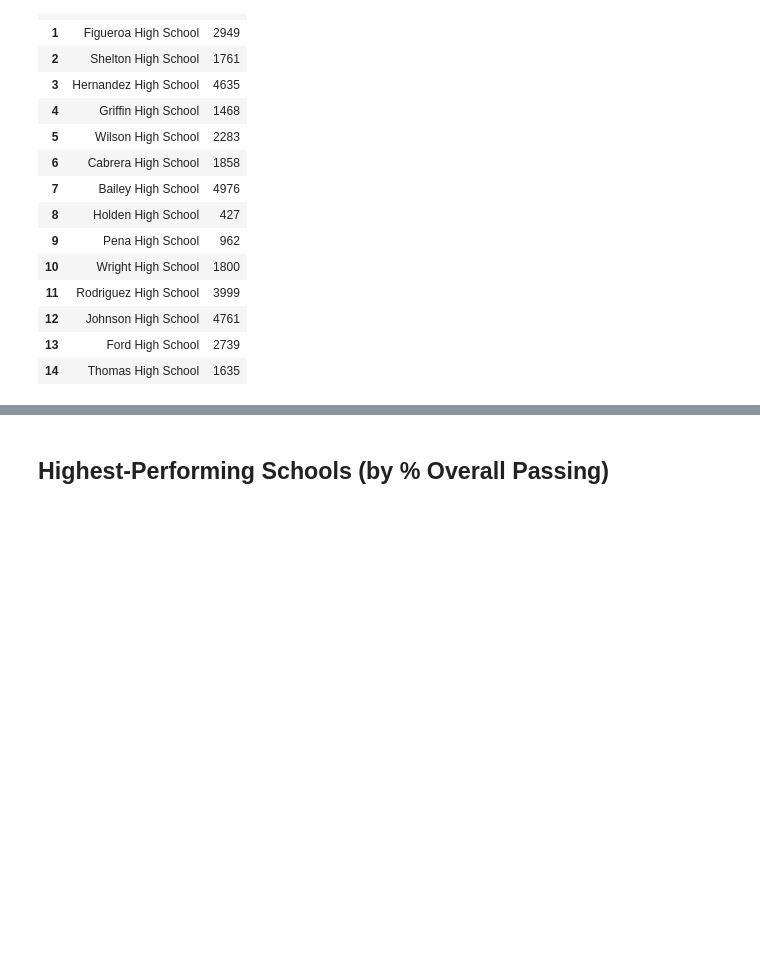
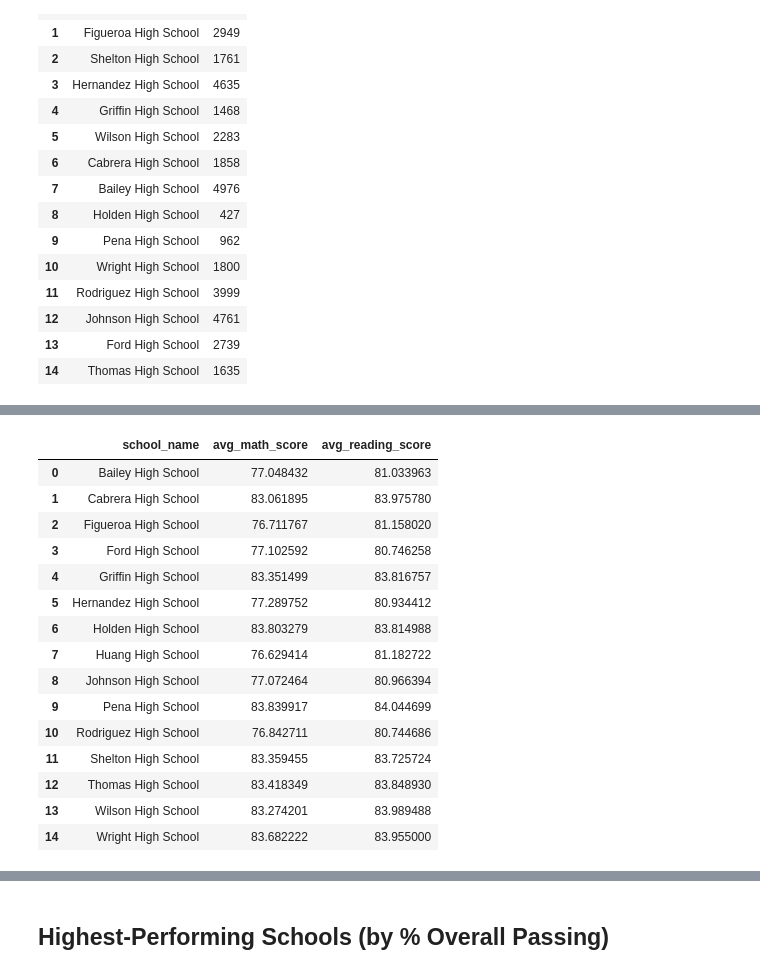
Before and after one commit to jmil86/pandas-challenge, a Jupyter notebook: PyCitySchools/PyCitySchools_starter.ipynb, the cells around one changed output, grey strips where cells are left out. Cells and saved outputs as stored; diff of their text form; code cells hidden in the pictures; blank space fills up the shorter version.

```diff
--- a/PyCitySchools/PyCitySchools_starter.ipynb
+++ b/PyCitySchools/PyCitySchools_starter.ipynb
@@ -151,6 +170,29 @@ per_school_capita =
 # %%
 # Calculate the average test scores per school from school_data_complete
-per_school_math =
-per_school_reading =
+average_scores = school_data_complete.groupby('school_name').agg({
+    'math_score': 'mean',
+    'reading_score': 'mean'
+}).reset_index()
+
+average_scores.columns = ['school_name', 'avg_math_score', 'avg_reading_score']
+
+average_scores
+# %% [output]
+|  | school_name | avg_math_score | avg_reading_score |
+| 0 | Bailey High School | 77.048432 | 81.033963 |
+| 1 | Cabrera High School | 83.061895 | 83.975780 |
+| 2 | Figueroa High School | 76.711767 | 81.158020 |
+| 3 | Ford High School | 77.102592 | 80.746258 |
+| 4 | Griffin High School | 83.351499 | 83.816757 |
+| 5 | Hernandez High School | 77.289752 | 80.934412 |
+| 6 | Holden High School | 83.803279 | 83.814988 |
+| 7 | Huang High School | 76.629414 | 81.182722 |
+| 8 | Johnson High School | 77.072464 | 80.966394 |
+| 9 | Pena High School | 83.839917 | 84.044699 |
+| 10 | Rodriguez High School | 76.842711 | 80.744686 |
+| 11 | Shelton High School | 83.359455 | 83.725724 |
+| 12 | Thomas High School | 83.418349 | 83.848930 |
+| 13 | Wilson High School | 83.274201 | 83.989488 |
+| 14 | Wright High School | 83.682222 | 83.955000 |
 # %%
 # Calculate the number of students per school with math scores of 70 or higher from school_data_complete
```
Also changed, not shown: parts of 5 cells of this notebook.
